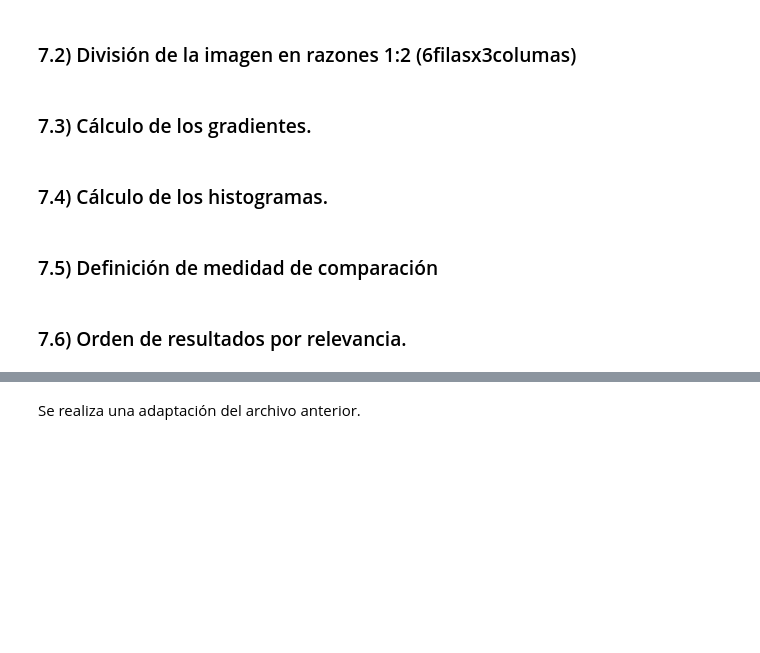
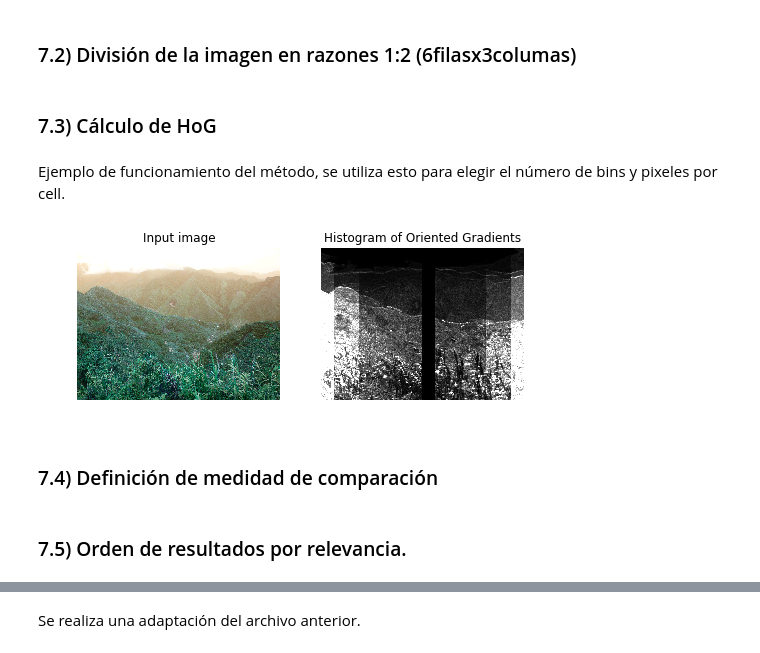
Before and after one commit to tmsl31/ProyectoImagenes-LabIntelingencia, a Jupyter notebook: ProyectoImagenes(metodoAlternativo).ipynb, the cells around one changed output, grey strips where cells are left out. Saved outputs shown, nothing was run; the diff lists cells and outputs as text; code cells hidden in the pictures; blank space fills up the shorter version.

Commit message:
Funcion pro para los metodos originales.

```diff
--- a/ProyectoImagenes(metodoAlternativo).ipynb
+++ b/ProyectoImagenes(metodoAlternativo).ipynb
@@ -23,7 +23,7 @@ def leerRGB (nombreImagen):
     readImage = cv2.imread(nombreImagen)
     return readImage
 # %%
-test = leerRGB('logo.jpg')
+test = leerRGB('100501.jpg')
 # %%
 cv2.imshow('image',test)
 cv2.waitKey(0)
@@ -87,4 +63,4 @@ def divCeldasAlt(imRGB):
 
     return np.uint8(Rdiv),np.uint8(Gdiv),np.uint8(Bdiv)
 # %% [markdown]
-### 7.3) Cálculo de los gradientes.
+### 7.3) Cálculo de HoG
@@ -123,2 +72,22 @@ def gradientePolares(imRGB):
+# %% [markdown]
+Ejemplo de funcionamiento del método, se utiliza esto para elegir el número de bins y pixeles por cell.
+# %%
+vectorCar,hogImage = hog(test, orientations = 9, pixels_per_cell = (16,16), cells_per_block = (1,1), block_norm = 'L2-Hys', visualize = True, feature_vector = True, multichannel = True)
+# %%
+fig, (ax1, ax2) = plt.subplots(1, 2, figsize=(8, 4), sharex=True, sharey=True)
+
+ax1.axis('off')
+ax1.imshow(test, cmap=plt.cm.gray)
+ax1.set_title('Input image')
+
+# Rescale histogram for better display
+hog_image_rescaled = exposure.rescale_intensity(hogImage, in_range=(0, 10))
+
+ax2.axis('off')
+ax2.imshow(hog_image_rescaled, cmap=plt.cm.gray)
+ax2.set_title('Histogram of Oriented Gradients')
+plt.show()
+# %% [output]
+[figure, added]
 # %% [markdown]
-### 7.4) Cálculo de los histogramas.
+### 7.4) Definición de medidad de comparación
@@ -234,10 +94,8 @@ def histogramaGradienteImagen(imRGB):
-# %% [markdown]
-### 7.5) Definición de medidad de comparación
 # %%
 def compareEuc(hist1,hist2):
     #Comparar.
     distancia = dist.euclidean(hist1, hist2,1)
     return distancia
 # %% [markdown]
-### 7.6) Orden de resultados por relevancia.
+### 7.5) Orden de resultados por relevancia.
 # %% [markdown]
```
Also changed, not shown: parts of 16 cells of this notebook.
